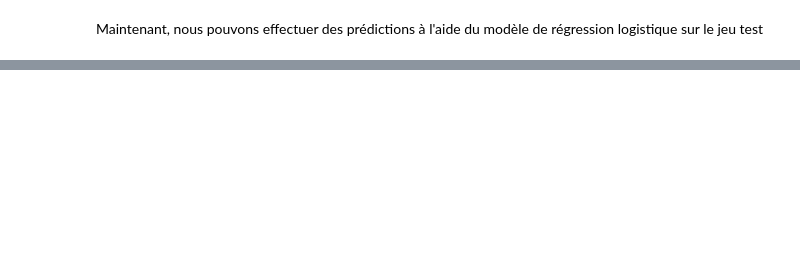
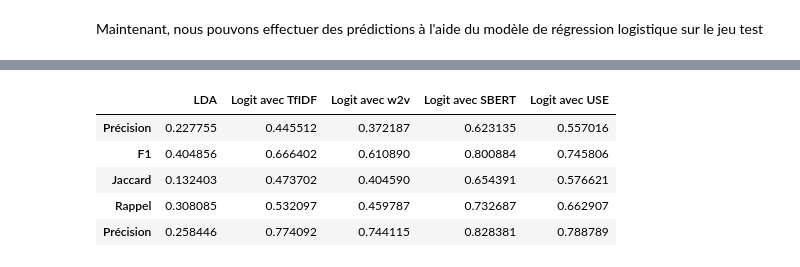
Before and after one commit to Babouopt/FlaskApp, a Jupyter notebook: ABOUELMAJD_BADR_2_notebook_test_032022.ipynb, the cells around one changed output, grey strips where cells are left out. Drawn from its saved outputs; the diff is of its cells as text; code cells hidden in the pictures; blank space fills up the shorter version.

```diff
--- a/ABOUELMAJD_BADR_2_notebook_test_032022.ipynb
+++ b/ABOUELMAJD_BADR_2_notebook_test_032022.ipynb
@@ -233,0 +325,9 @@ X_sbert
+# %%
+# Création des ensembles d'entraînement et de test
+X_train_sbert, X_test_sbert, y_train_sbert, y_test_sbert = train_test_split(X_sbert, y_binarized,
+                                                    test_size=0.3, random_state=8)
+
+print("Forme de X_train_sbert: {}".format(X_train_sbert.shape))
+print("Forme de X_test_sbert : {}".format(X_test_sbert.shape))
+print("Forme de y_train_sbert : {}".format(y_train_sbert.shape))
+print("Forme de y_test_sbert : {}".format(y_test_sbert.shape))
@@ -256,0 +390,9 @@ print("Forme de X pour USE : {}".format(X_use.shape))
+# %%
+# Création des ensembles d'entraînement et de test
+X_train_use, X_test_use, y_train_use, y_test_use = train_test_split(X_use.numpy(), y_binarized,
+                                                    test_size=0.3, random_state=8)
+
+print("Forme de X_train_use: {}".format(X_train_use.shape))
+print("Forme de X_test_use : {}".format(X_test_use.shape))
+print("Forme de y_train_use : {}".format(y_train_use.shape))
+print("Forme de y_test_use : {}".format(y_test_use.shape))
@@ -572,5 +815,5 @@ print("True:", y_test_inversed)
 # %%
-df_metrics_compare = metrics_score("Logit",
+df_metrics_compare = metrics_score("Logit avec TfIDF",
                                    df=df_metrics_compare,
                                    y_true = y_test,
                                    y_pred = y_test_predicted_labels_tfidf)
@@ -638,0 +1090,55 @@ df_metrics_compare
+# %%
+# Initialiser la régression logistique avec OneVsRest
+parametres_logit_use = {
+"estimator__C": [10],
+"estimator__penalty": ["l1"],
+"estimator__dual": [False],
+"estimator__solver": ["liblinear"]
+}
+
+classificateur_logit = LogisticRegression()
+one_vs_rest_logit = OneVsRestClassifier(classificateur_logit)
+
+grid_search_logit = GridSearchCV(
+one_vs_rest_logit,
+param_grid=parametres_logit_use,
+n_jobs=-1,
+cv=5,
+scoring="f1_weighted",
+return_train_score=True,
+refit=True
+)
+
+grid_search_logit.fit(X_train_use, y_train_use)
+
+logit_cv_results_use = pd.DataFrame.from_dict(grid_search_logit.cv_results_)
+print("-"*50)
+print("Best params for Logistic Regression")
+print("-" * 50)
+logit_best_params_use = grid_search_logit.best_params_
+print(logit_best_params_use)
+
+logit_cv_results[logit_cv_results["params"]==logit_best_params_use]
+
+
+# Prediction
+y_test_predicted_labels_use = grid_search_logit.predict(X_test_use)
+
+# transformation inverse
+y_test_pred_inversed = multilabel_binarizer\
+    .inverse_transform(y_test_predicted_labels_use)
+y_test_inversed = multilabel_binarizer\
+    .inverse_transform(y_test_use)
+
+print("-"*50)
+print("Affichage des 5 premières étiquettes prédites par rapport aux étiquettes réelles")
+print("-" * 50)
+print("Pred:", y_test_pred_inversed)
+print("True:", y_test_inversed)
+
+df_metrics_compare = metrics_score("Logit avec USE",
+                                   df=df_metrics_compare,
+                                   y_true = y_test_use,
+                                   y_pred = y_test_predicted_labels_use)
+df_metrics_compare
+# %% [output]
@@ -638,0 +1154,6 @@ df_metrics_compare
+|  | LDA | Logit avec TfIDF | Logit avec w2v | Logit avec SBERT | Logit avec USE |
+| Précision | 0.227755 | 0.445512 | 0.372187 | 0.623135 | 0.557016 |
+| F1 | 0.404856 | 0.666402 | 0.610890 | 0.800884 | 0.745806 |
+| Jaccard | 0.132403 | 0.473702 | 0.404590 | 0.654391 | 0.576621 |
+| Rappel | 0.308085 | 0.532097 | 0.459787 | 0.732687 | 0.662907 |
+| Précision | 0.258446 | 0.774092 | 0.744115 | 0.828381 | 0.788789 |
```
Also changed, not shown: parts of 58 cells of this notebook, 1 other file.
